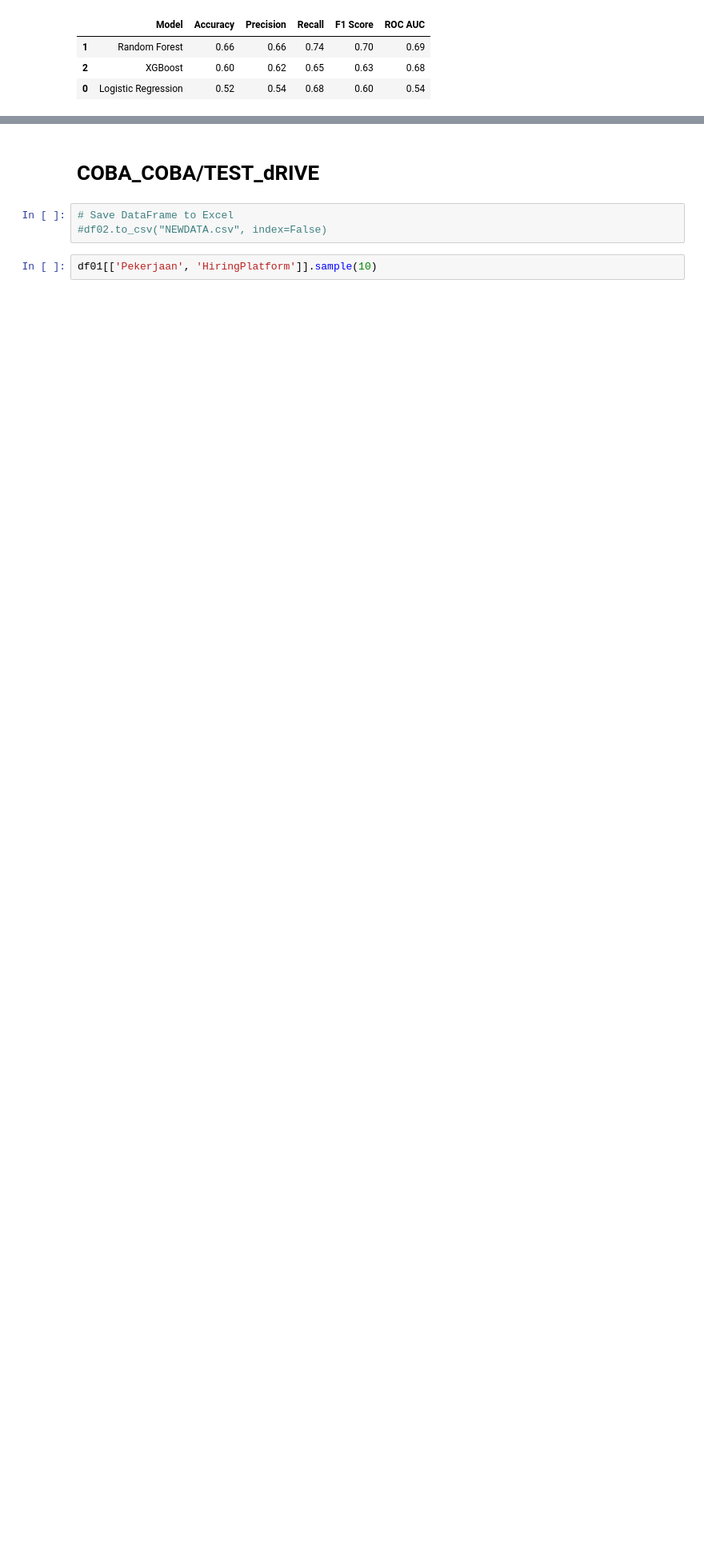
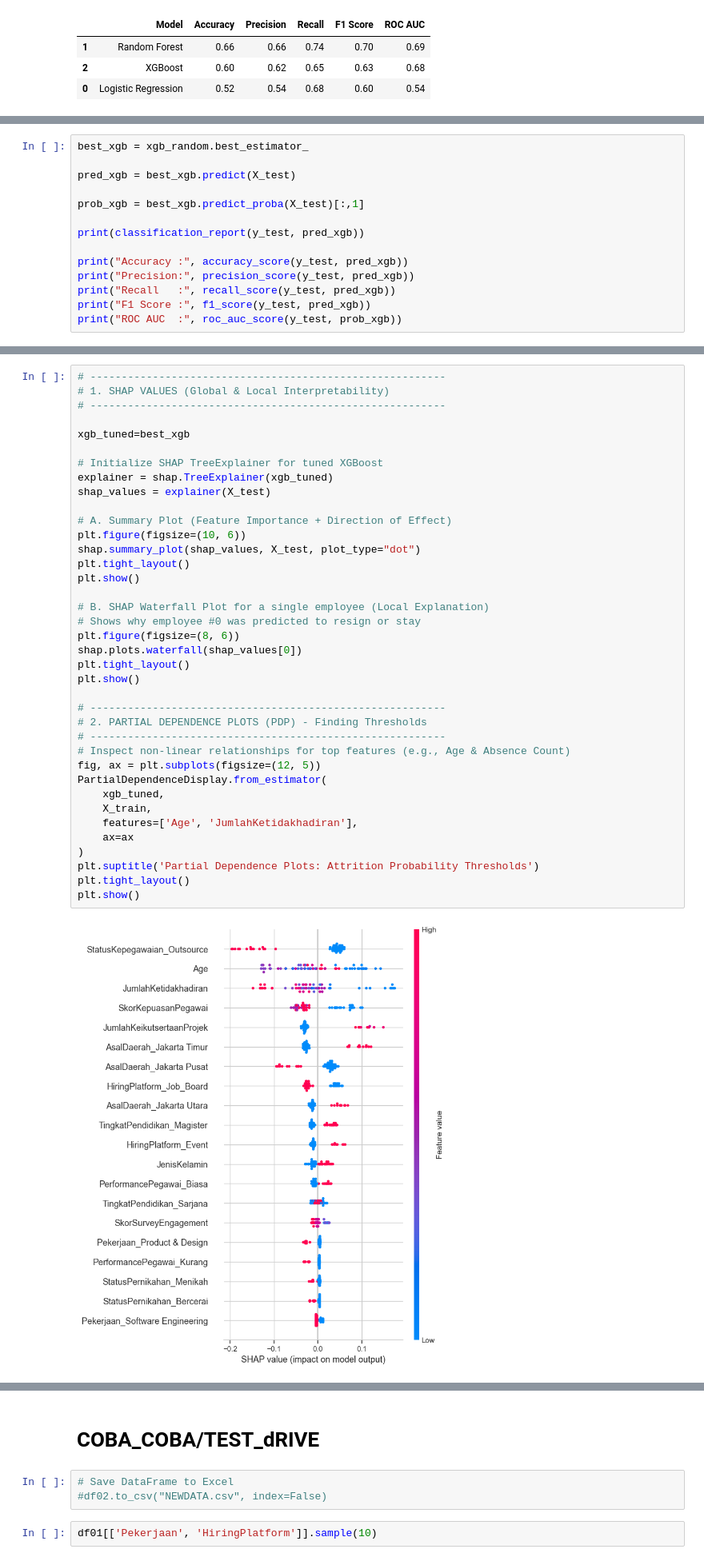
Before and after one commit to raqiwardhana/rakamin02, a Jupyter notebook: Retention_Predict/retention.ipynb, the cells around one changed output, grey strips where cells are left out. Shown at 80% size. Saved outputs shown, nothing was run; the diff lists cells and outputs as text; blank space fills up the shorter version.

```diff
--- a/Retention_Predict/retention.ipynb
+++ b/Retention_Predict/retention.ipynb
@@ -1213,0 +1348,14 @@ results
+# %%
+best_xgb = xgb_random.best_estimator_
+
+pred_xgb = best_xgb.predict(X_test)
+
+prob_xgb = best_xgb.predict_proba(X_test)[:,1]
+
+print(classification_report(y_test, pred_xgb))
+
+print("Accuracy :", accuracy_score(y_test, pred_xgb))
+print("Precision:", precision_score(y_test, pred_xgb))
+print("Recall   :", recall_score(y_test, pred_xgb))
+print("F1 Score :", f1_score(y_test, pred_xgb))
+print("ROC AUC  :", roc_auc_score(y_test, prob_xgb))
@@ -1213,0 +1486,40 @@ results
+# %%
+# ---------------------------------------------------------
+# 1. SHAP VALUES (Global & Local Interpretability)
+# ---------------------------------------------------------
+
+xgb_tuned=best_xgb
+
+# Initialize SHAP TreeExplainer for tuned XGBoost
+explainer = shap.TreeExplainer(xgb_tuned)
+shap_values = explainer(X_test)
+
+# A. Summary Plot (Feature Importance + Direction of Effect)
+plt.figure(figsize=(10, 6))
+shap.summary_plot(shap_values, X_test, plot_type="dot")
+plt.tight_layout()
+plt.show()
+
+# B. SHAP Waterfall Plot for a single employee (Local Explanation)
+# Shows why employee #0 was predicted to resign or stay
+plt.figure(figsize=(8, 6))
+shap.plots.waterfall(shap_values[0])
+plt.tight_layout()
+plt.show()
+
+# ---------------------------------------------------------
+# 2. PARTIAL DEPENDENCE PLOTS (PDP) - Finding Thresholds
+# ---------------------------------------------------------
+# Inspect non-linear relationships for top features (e.g., Age & Absence Count)
+fig, ax = plt.subplots(figsize=(12, 5))
+PartialDependenceDisplay.from_estimator(
+    xgb_tuned,
+    X_train,
+    features=['Age', 'JumlahKetidakhadiran'],
+    ax=ax
+)
+plt.suptitle('Partial Dependence Plots: Attrition Probability Thresholds')
+plt.tight_layout()
+plt.show()
+# %% [output]
+[figure, added]
```
Also changed, not shown: parts of 26 cells of this notebook.
